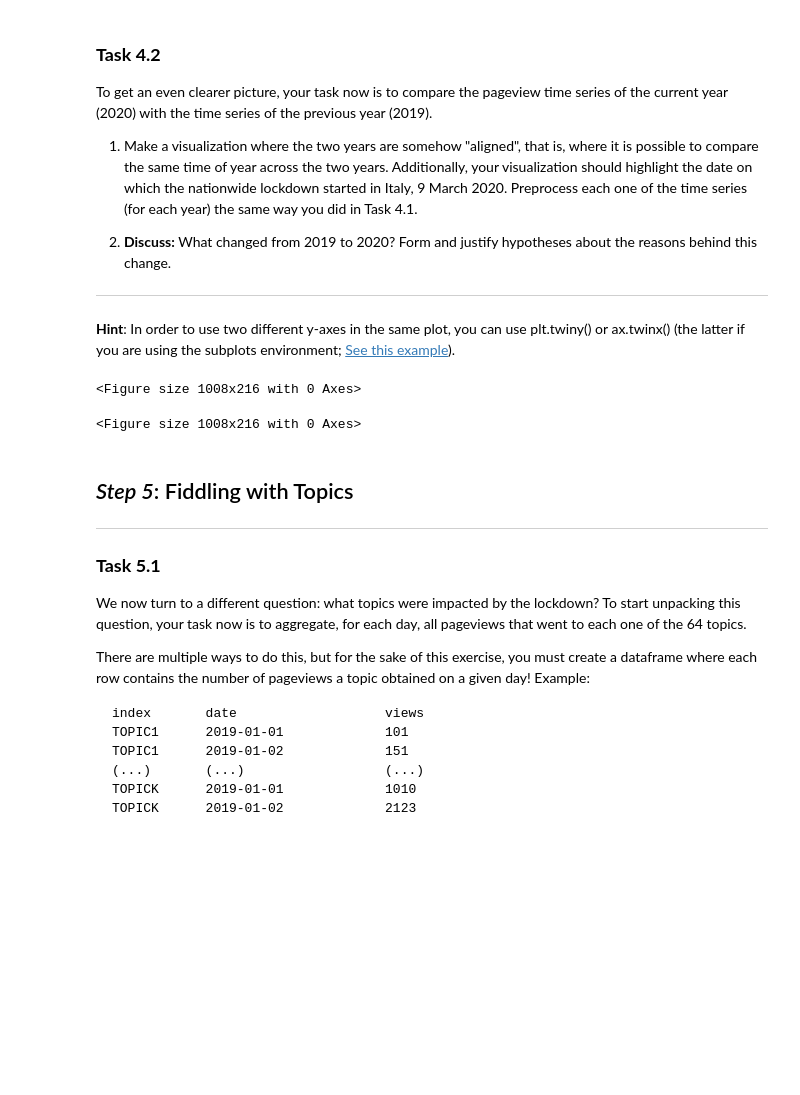
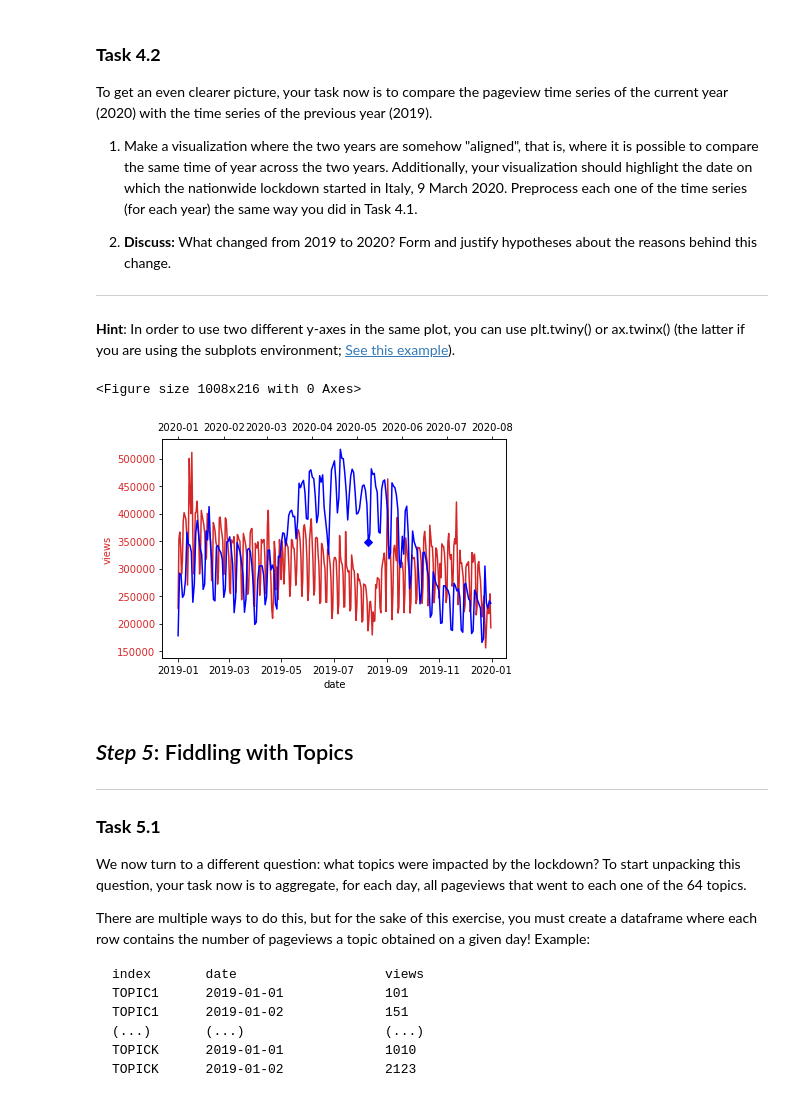
Before and after one commit to RazvanMocan/ADA, a Jupyter notebook: Homework/01 - Pandas Data Wrangling and Data Viz/hw1.ipynb, the cells around one changed output. Cells and saved outputs as stored; diff of their text form; code cells hidden in the pictures; blank space fills up the shorter version.

```diff
--- a/Homework/01 - Pandas Data Wrangling and Data Viz/hw1.ipynb
+++ b/Homework/01 - Pandas Data Wrangling and Data Viz/hw1.ipynb
@@ -319,14 +505,42 @@ To get an even clearer picture, your task now is to compare the pageview time se
 ---
 
 **Hint**: In order to use two different y-axes in the same plot, you can use plt.twiny() or ax.twinx() (the latter if you are using the subplots environment;  [See this example](https://matplotlib.org/3.3.1/gallery/subplots_axes_and_figures/two_scales.html)).
-# %%
-plt.figure(figsize=(14,3)) # change this if needed
-
-### ~ 4.2.1
-## Your code here! ###
-# %% [output]
-<Figure size 1008x216 with 0 Axes>
-<Figure size 1008x216 with 0 Axes>
+# %%
+plt.figure(figsize=(14,3)) # change this if needed
+
+### ~ 4.2.1
+## Your code here! ###
+columns = articles.columns[1:]
+columns2019 = columns[pd.to_datetime(columns).year == 2019]
+articles2019 = articles[columns2019]
+articles2019.columns = pd.to_datetime(articles2019.columns)
+
+articles2019 = articles2019.sum(axis=0)
+# print(articles2019)
+
+fig, ax1 = plt.subplots()
+color = 'tab:red'
+ax1.set_xlabel('date')
+ax1.set_ylabel('views', color=color)
+ax1.plot(articles2019.index, articles2019, color=color)
+ax1.tick_params(axis='y', labelcolor=color)
+
+ax2 = plt.twiny()  # instantiate a second axes that shares the same x-axis
+
+start_lockown = '2020-05-09'
+
+ax2.set_ylabel('views', color=color)  # we already handled the x-label with ax1
+ax2.plot(articles2020.index, articles2020, '-bD', markevery=articles2020.index == start_lockown)
+ax2.tick_params(axis='y', labelcolor=color)
+
+fig.tight_layout()  # otherwise the right y-label is slightly clipped
+
+
+# plt.scatter(start_lockown, articles2020[start_lockown], color="black")
+plt.show()
+# %% [output]
+<Figure size 1008x216 with 0 Axes>
+[figure, added]
 # %%
 ### ~ 4.2.2
 ### Your text here! ###
```
Also changed, not shown: parts of 28 cells of this notebook.
